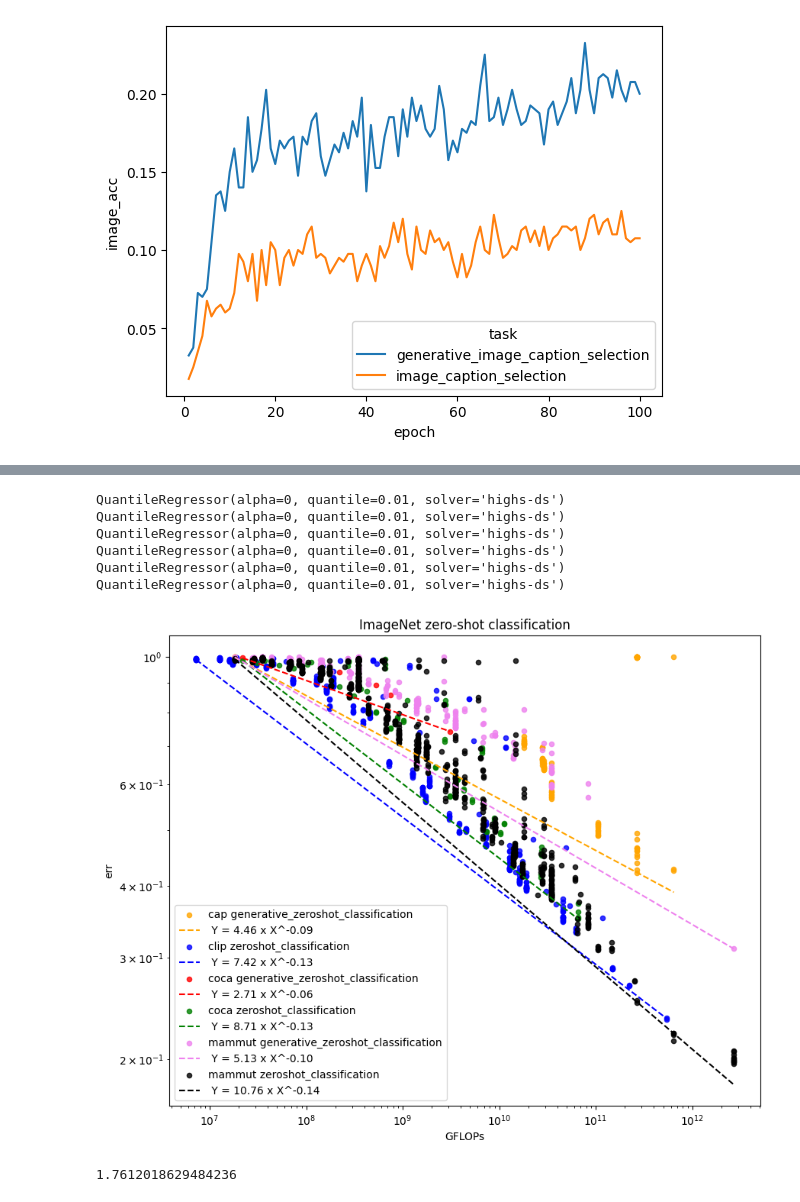
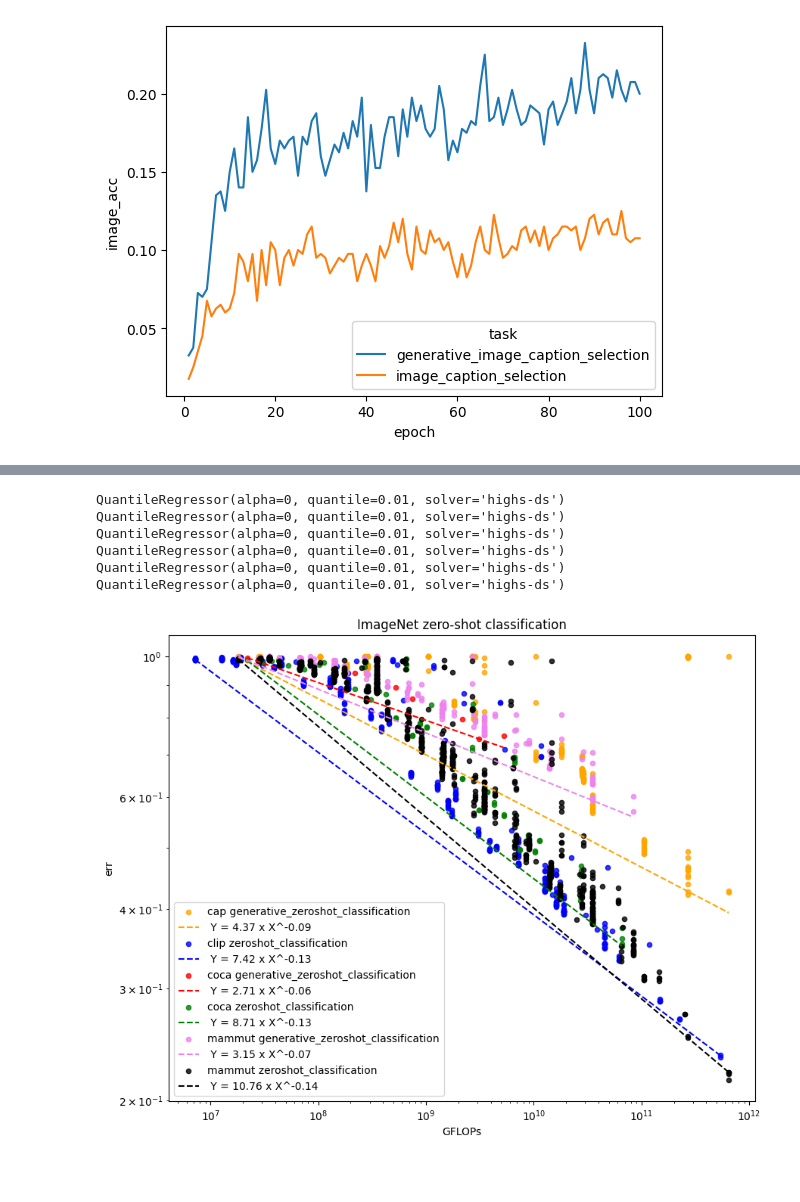
Before and after one commit to SLAMPAI/open_clip_scaling, a Jupyter notebook: results.ipynb, the cells around one changed output, grey strips where cells are left out. Cells and saved outputs as stored; diff of their text form; code cells hidden in the pictures; blank space fills up the shorter version.

```diff
--- a/results.ipynb
+++ b/results.ipynb
@@ -409,6 +602,8 @@ metric = "acc1"
 #metric = "image_retrieval_recall@5"
 
 D = df
+D = D[D.pretrain_dataset != "/p/scratch/laionize/cherti1/datacomp_1B_recap/{0000000..0139827}.tar"]
+
 D = D[D.epoch==D.total_epochs]
 D = D[D.downstream_dataset==ds]
 D = D[~D[metric].isna()]
@@ -434,9 +629,10 @@ for ind, (name, rows) in enumerate(D.groupby(["namespace", "task"])):
 
     color = colors[I]
     I+=1
-    #m = (X>=10**8) & (X < 10**12)
+    #m = (X>=10**9)# & (X < 10**12)
+    m = (X<10**12)
     #m = (X>0)  & (Y<1)
-    m = X>0
+    #m = X>0
 
     plt.scatter(X[m], Y[m], label=f"{name[0]} {name[1]}", c=color, s=20.0, alpha=0.8)
     #m=(Y<=0.9) & (Y>0)
@@ -444,35 +640,31 @@ for ind, (name, rows) in enumerate(D.groupby(["namespace", "task"])):
     plt.plot(X[m], func(X[m]), label=f" {eq}", linestyle='dashed', c=color)
 
 plt.xscale('log')
 plt.yscale("log")
 
 plt.xlabel("GFLOPs")
 plt.ylabel("err")
 #plt.title(ds)
 #plt.legend(loc=(1.1,.1))
 
 plt.legend()
 
 if metric == "image_retrieval_recall@5":
     plt.title("COCO image retrieval recall@5")
     plt.savefig("coco_image_retrieval_5.pdf")
 elif metric == "text_retrieval_recall@5":
     plt.title("COCO text retrieval recall@5")
     plt.savefig("coco_text_retrieval_5.pdf")
 elif metric == "acc1":
     plt.title("ImageNet zero-shot classification")
     plt.savefig("imagenet.pdf")
 
 plt.show()
 # %% [output]
 QuantileRegressor(alpha=0, quantile=0.01, solver='highs-ds')
 QuantileRegressor(alpha=0, quantile=0.01, solver='highs-ds')
 QuantileRegressor(alpha=0, quantile=0.01, solver='highs-ds')
 QuantileRegressor(alpha=0, quantile=0.01, solver='highs-ds')
 QuantileRegressor(alpha=0, quantile=0.01, solver='highs-ds')
 QuantileRegressor(alpha=0, quantile=0.01, solver='highs-ds')
-[figure, old version]
+[figure, new version]
-# %%
-df.contrastive_loss.mean()
-# %% [output]
-1.7612018629484236
```
Also changed, not shown: parts of 23 cells of this notebook, 3 other files.
